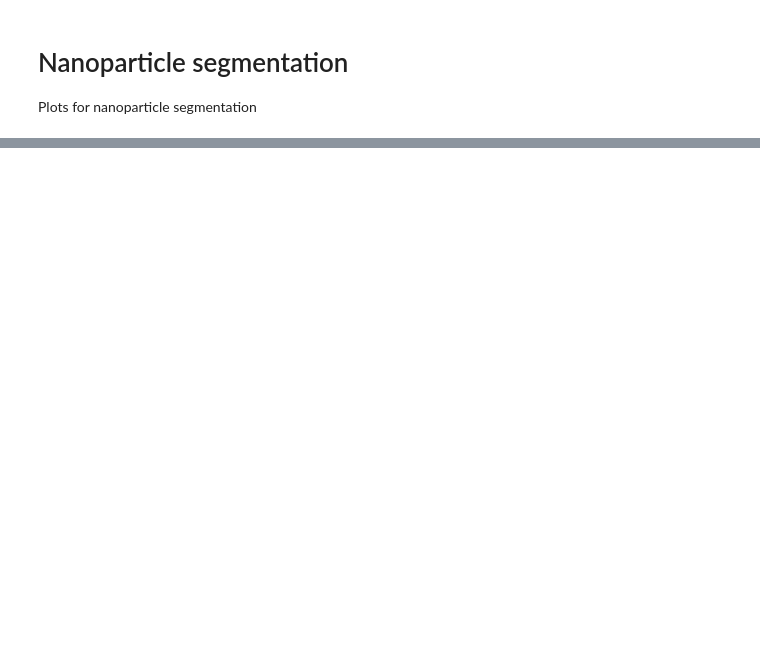
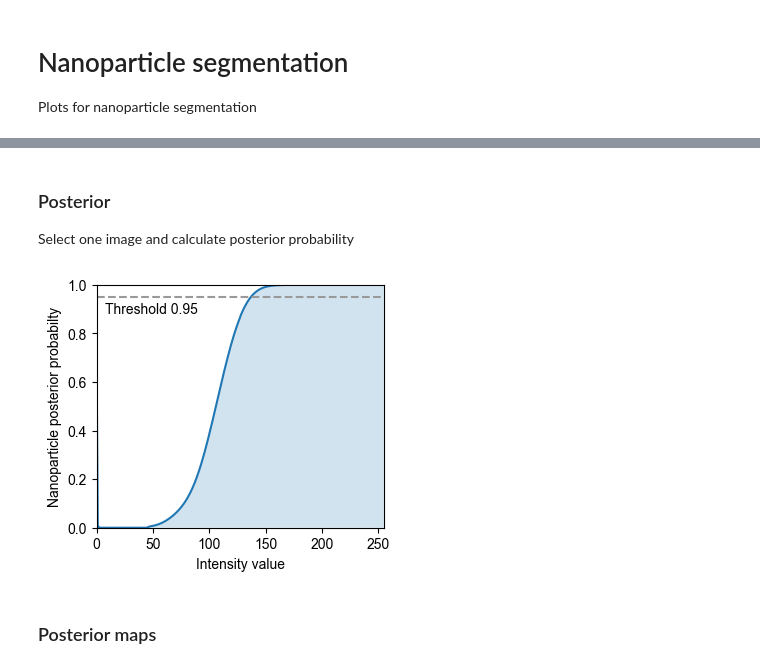
Before and after one commit to dv-bt/sphero-vem, a Jupyter notebook: notebooks/np_segmentation_plots.ipynb, the cells around one changed output, grey strips where cells are left out. Saved outputs shown, nothing was run; the diff lists cells and outputs as text; code cells hidden in the pictures; blank space fills up the shorter version.

```diff
--- a/notebooks/np_segmentation_plots.ipynb
+++ b/notebooks/np_segmentation_plots.ipynb
@@ -21,0 +53,48 @@ ax.plot(params["p_bg"])
+# %% [markdown]
+### Posterior
+Select one image and calculate posterior probability
+# %%
+# Load model
+model_root = Path("../data/models/nps/nps-20251121_175218")
+segmentation_model = NanoparticleSegmentation.load(model_root)
+# %%
+# Load images
+data_root = Path("../data/processed/segmented/Au_01-vol_01.zarr")
+image_zarr = zarr.open_array(data_root / "images/50-10-10", mode="r")
+# %%
+# Calculate posterior
+image_idx = 564
+
+image = image_zarr[image_idx]
+posterior_map, posterior_dist = segmentation_model._posterior_image(image)
+# %%
+fig, ax = plt.subplots(layout="constrained", figsize=(3.5, 3))
+
+alpha = 0.2
+
+x = np.arange(len(posterior_dist))
+
+ax.plot(x, posterior_dist)
+ax.fill_between(x, y1=posterior_dist, y2=0, alpha=alpha)
+ax.set(
+    xlim=(0, 255),
+    ylim=[0, 1],
+    xlabel="Intensity value",
+    ylabel="Nanoparticle posterior probabilty",
+)
+
+posterior_th = 0.95
+ax.axhline(posterior_th, c="0.6", ls="--")
+ax.text(
+    x=0.03,
+    y=0.93,
+    s=f"Threshold {posterior_th}",
+    transform=ax.transAxes,
+    verticalalignment="top",
+    horizontalalignment="left",
+)
+fig.savefig(save_root / "np-segmentation-posterior-dist.pdf")
+# %% [output]
+[figure, added]
+# %% [markdown]
+### Posterior maps
```
Also changed, not shown: parts of 12 cells of this notebook.
